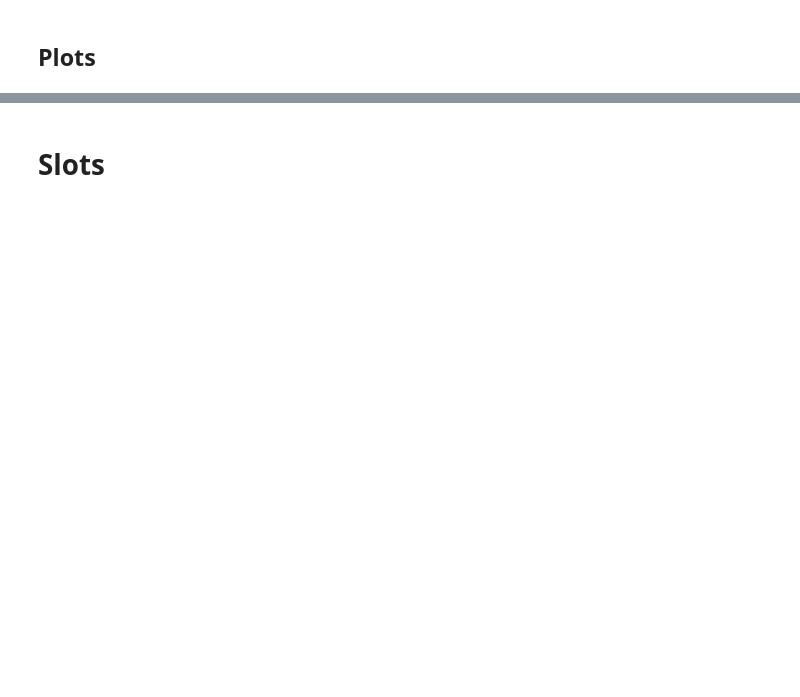
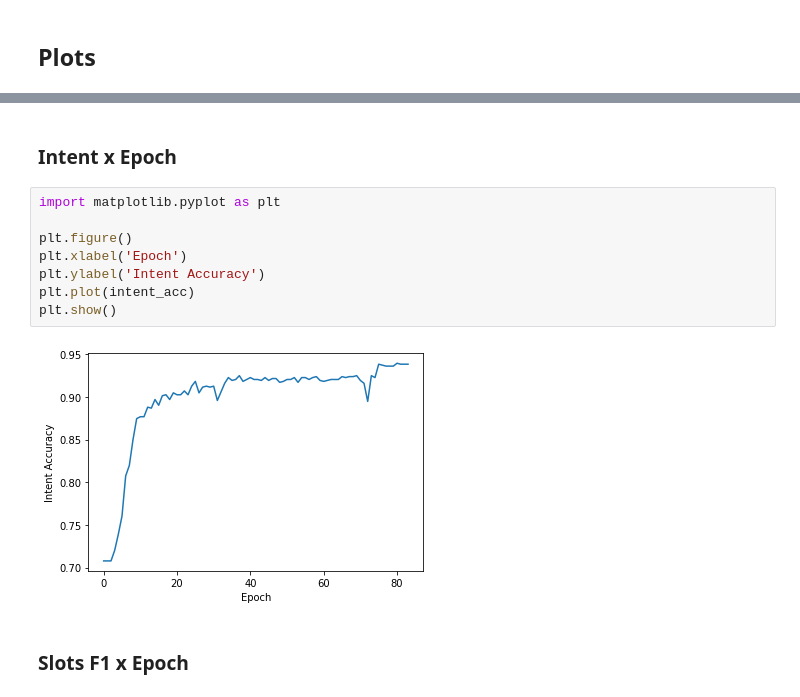
Before and after one commit to MattiaCarolo/NaturalLanguageUnferstandingProject, a Jupyter notebook: NLU_BiModel.ipynb, the cells around one changed output, grey strips where cells are left out. Saved outputs shown, nothing was run; the diff lists cells and outputs as text; blank space fills up the shorter version.

```diff
--- a/NLU_BiModel.ipynb
+++ b/NLU_BiModel.ipynb
@@ -1133,5 +1147,17 @@ for ref, hyp in zip(ref_slots, hyp_slots):
+# %% [markdown]
+### Intent x Epoch
+# %%
+import matplotlib.pyplot as plt
+
+plt.figure()
+plt.xlabel('Epoch')
+plt.ylabel('Intent Accuracy')
+plt.plot(intent_acc)
+plt.show()
+# %% [output]
+[figure, added]
 # %% [markdown]
-# Slots
+### Slots F1 x Epoch
 # %%
 import matplotlib.pyplot as plt
 
```
Also changed, not shown: parts of 38 cells of this notebook.
